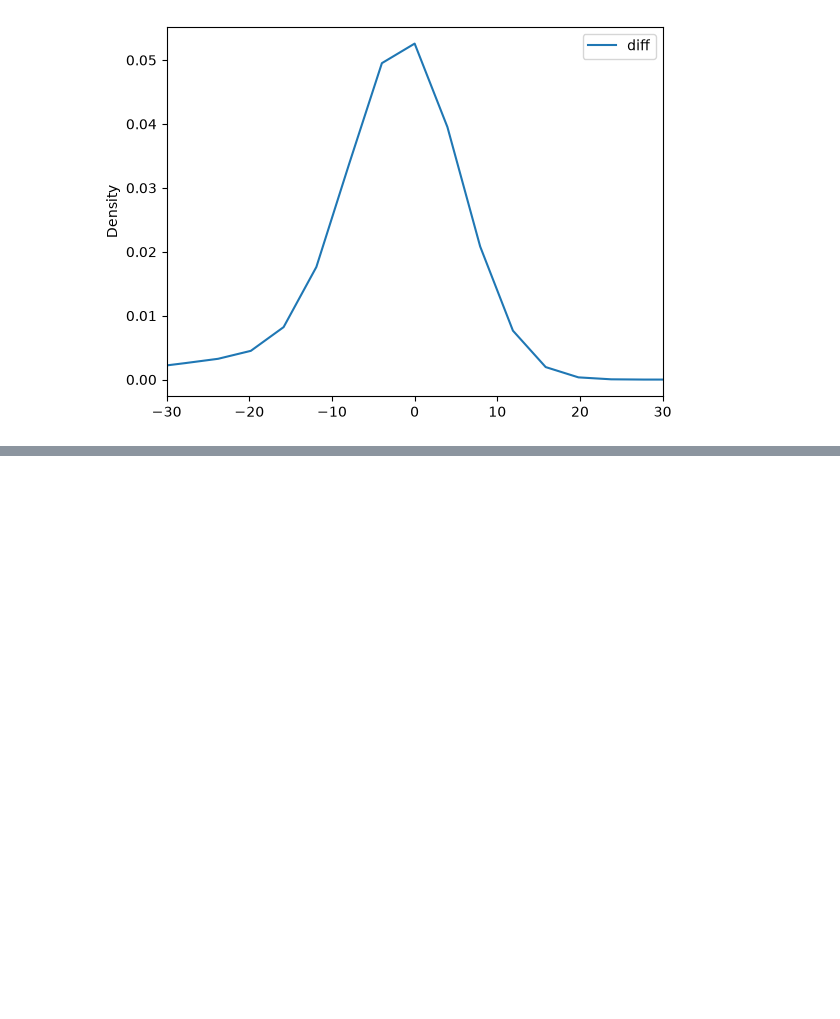
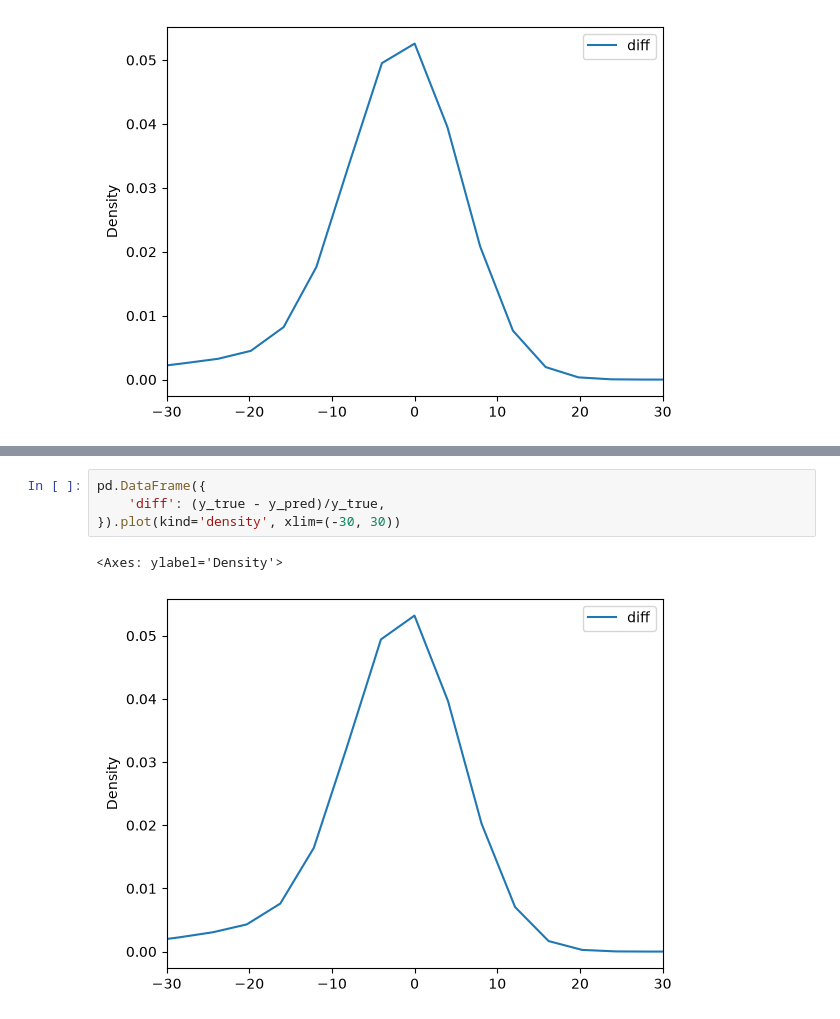
Before and after one commit to felimomo/fremtpl2-insurance-claims-prediction, a Jupyter notebook: analysis.ipynb, the cells around one changed output, grey strips where cells are left out. Cells and saved outputs as stored; diff of their text form; blank space fills up the shorter version.

```diff
--- a/analysis.ipynb
+++ b/analysis.ipynb
@@ -863,0 +952,7 @@ pd.DataFrame({
+# %%
+pd.DataFrame({
+    'diff': (y_true - y_pred)/y_true,
+}).plot(kind='density', xlim=(-30, 30))
+# %% [output]
+<Axes: ylabel='Density'>
+[figure, added]
```
Also changed, not shown: parts of 8 cells of this notebook.
